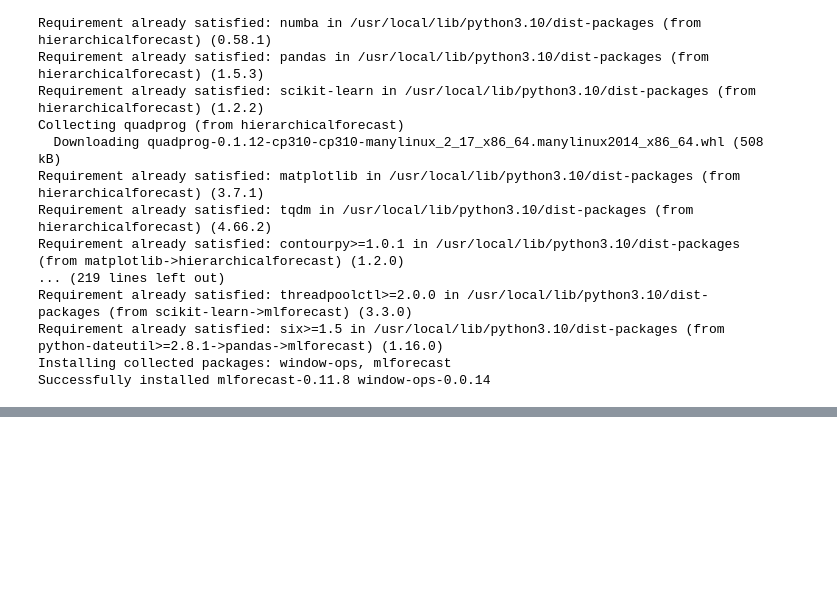
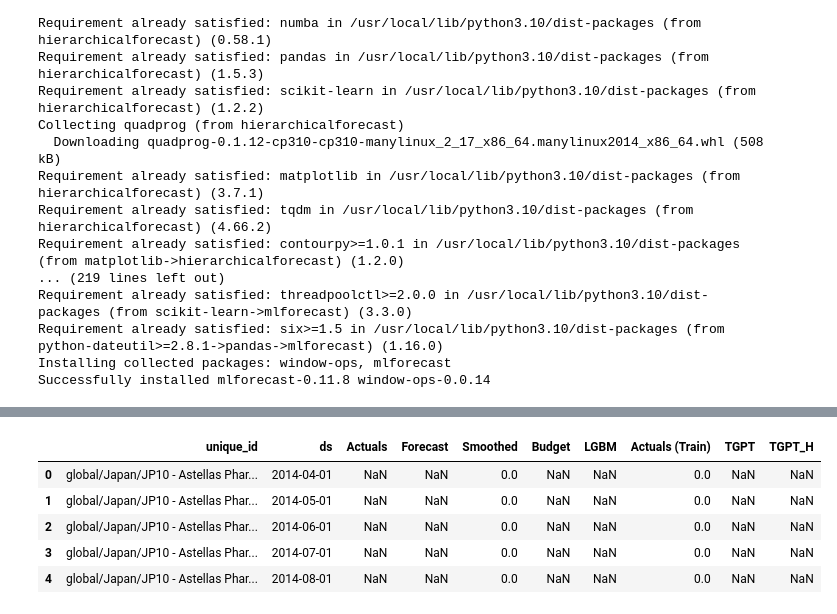
Before and after one commit to achett/Hierarchical-Model, a Jupyter notebook: Bayesian_Hierarchical_Model.ipynb, the cells around one changed output, grey strips where cells are left out. Cells and saved outputs as stored; diff of their text form; code cells hidden in the pictures; blank space fills up the shorter version.

```diff
--- a/Bayesian_Hierarchical_Model.ipynb
+++ b/Bayesian_Hierarchical_Model.ipynb
@@ -1083,0 +125,14 @@ array(['global', 'global/CIS', 'global/East Europe',
+# %%
+########################
+# IDENTIFY UNIVERSE
+########################
+tested_ts = set(budget['unique_id'].unique()).intersection(volume_act['unique_id'].unique())
+
+# Find unique IDs present in budget_h but not in rev
+unique_ids_in_budget_not_in_rev = set(budget['unique_id'].unique()).difference(volume_act['unique_id'].unique())
+
+# Find unique IDs present in rev but not in budget_h
+unique_ids_in_rev_not_in_budget = set(volume_act['unique_id'].unique()).difference(budget['unique_id'].unique())
+
+# Filter volume
+volume_act = volume_act[volume_act['unique_id'].isin(tested_ts)]
@@ -1083,0 +335,3 @@ array(['global', 'global/CIS', 'global/East Europe',
+# %%
+volume_fct['Forecast'] = volume_fct[['AutoETS', 'AutoARIMA', 'AutoTheta']].mean(axis=1)
+volume_fct = volume_fct[['unique_id', 'ds', 'Forecast']]
@@ -1083,0 +618,33 @@ array(['global', 'global/CIS', 'global/East Europe',
+# %%
+########################
+# CREATE PLOT DATA
+########################
+fct_st_date = pd.to_datetime(fct_st_date)
+
+# Add revenue actuals
+data2plot = rev_at.copy()
+data2plot['ds'] = pd.to_datetime(data2plot['ds'])
+
+# Update Actuals columns
+data2plot['Actuals (Train)'] = data2plot['Actuals'].copy()
+data2plot['Actuals'] = data2plot.apply(lambda row: row['Actuals'] if row['ds'] >= fct_st_date else None, axis=1)
+data2plot['Actuals (Train)'] = data2plot.apply(lambda row: row['Actuals (Train)'] if row['ds'] < fct_st_date else None, axis=1)
+
+# Add TGPT forecast
+tgpt_fct['ds'] = pd.to_datetime(tgpt_fct['ds'])
+data2plot = data2plot.merge(tgpt_fct, on=['ds', 'unique_id'], how='left')
+
+# Filter to end date
+data2plot = data2plot[data2plot['ds']<=fct_end_date]
+
+# Find TS to fix
+ts2fix = data2plot[data2plot['unique_id'].isin(bud_winners)]
+
+data2plot.head()
+# %% [output]
+|  | unique_id | ds | Actuals | Forecast | Smoothed | Budget | LGBM | Actuals (Train) | TGPT | TGPT_H |
+| 0 | global/Japan/JP10 - Astellas Phar... | 2014-04-01 | NaN | NaN | 0.0 | NaN | NaN | 0.0 | NaN | NaN |
+| 1 | global/Japan/JP10 - Astellas Phar... | 2014-05-01 | NaN | NaN | 0.0 | NaN | NaN | 0.0 | NaN | NaN |
+| 2 | global/Japan/JP10 - Astellas Phar... | 2014-06-01 | NaN | NaN | 0.0 | NaN | NaN | 0.0 | NaN | NaN |
+| 3 | global/Japan/JP10 - Astellas Phar... | 2014-07-01 | NaN | NaN | 0.0 | NaN | NaN | 0.0 | NaN | NaN |
+| 4 | global/Japan/JP10 - Astellas Phar... | 2014-08-01 | NaN | NaN | 0.0 | NaN | NaN | 0.0 | NaN | NaN |
```
Also changed, not shown: parts of 39 cells of this notebook.
